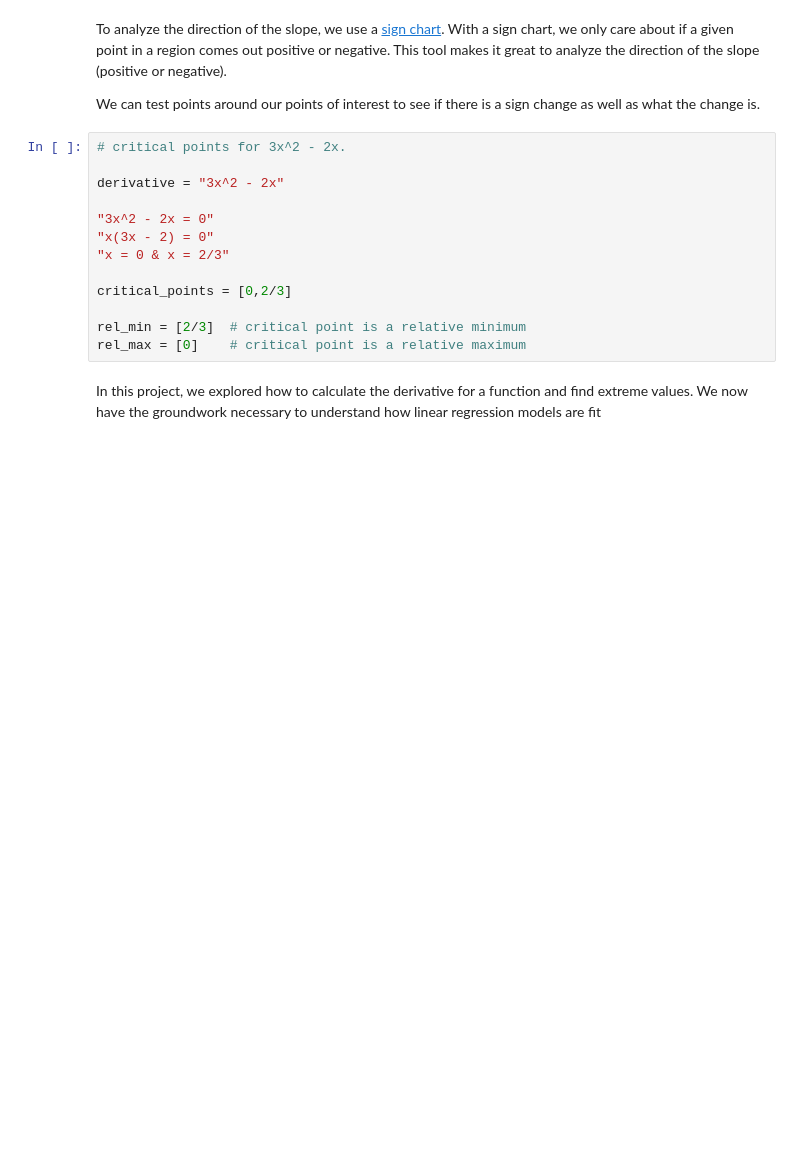
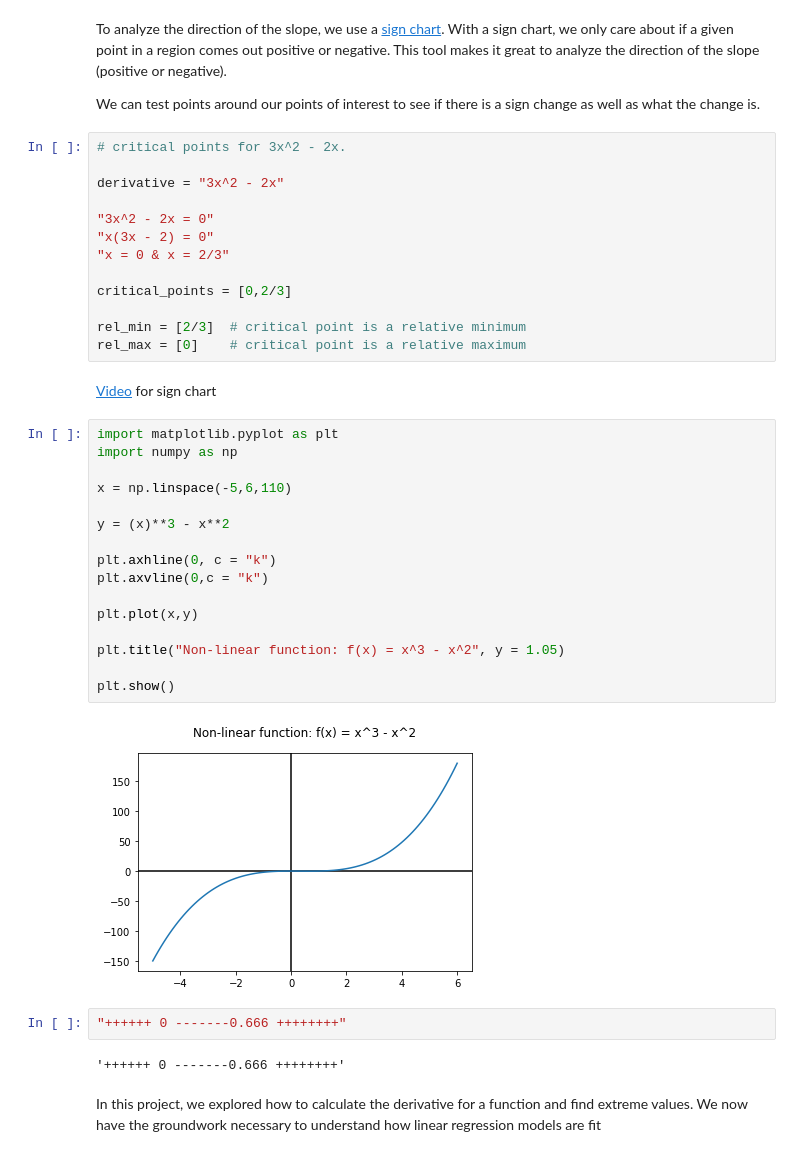
Before and after one commit to WaqasAli-Munawar/Calculus-for-Machine-Learning, a Jupyter notebook: 3.Finding Extreme Points.ipynb, the cells around one changed output. Cells and saved outputs as stored; diff of their text form; blank space fills up the shorter version.

```diff
--- a/3.Finding Extreme Points.ipynb
+++ b/3.Finding Extreme Points.ipynb
@@ -122,5 +141,29 @@ critical_points = [0,2/3]
 
 rel_min = [2/3]  # critical point is a relative minimum
 rel_max = [0]    # critical point is a relative maximum
+# %% [markdown]
+[Video](https://www.youtube.com/watch?v=qLOy75XKgoE) for sign chart
+# %%
+import matplotlib.pyplot as plt
+import numpy as np
+
+x = np.linspace(-5,6,110)
+
+y = (x)**3 - x**2
+
+plt.axhline(0, c = "k")
+plt.axvline(0,c = "k")
+
+plt.plot(x,y)
+
+plt.title("Non-linear function: f(x) = x^3 - x^2", y = 1.05)
+
+plt.show()
+# %% [output]
+[figure, added]
+# %%
+"++++++ 0 -------0.666 ++++++++"
+# %% [output]
+'++++++ 0 -------0.666 ++++++++'
 # %% [markdown]
 In this project, we explored how to calculate the derivative for a function and find extreme values. We now have the groundwork necessary to understand how linear regression models are fit
```
Also changed, not shown: parts of 12 cells of this notebook, 4 other files.
